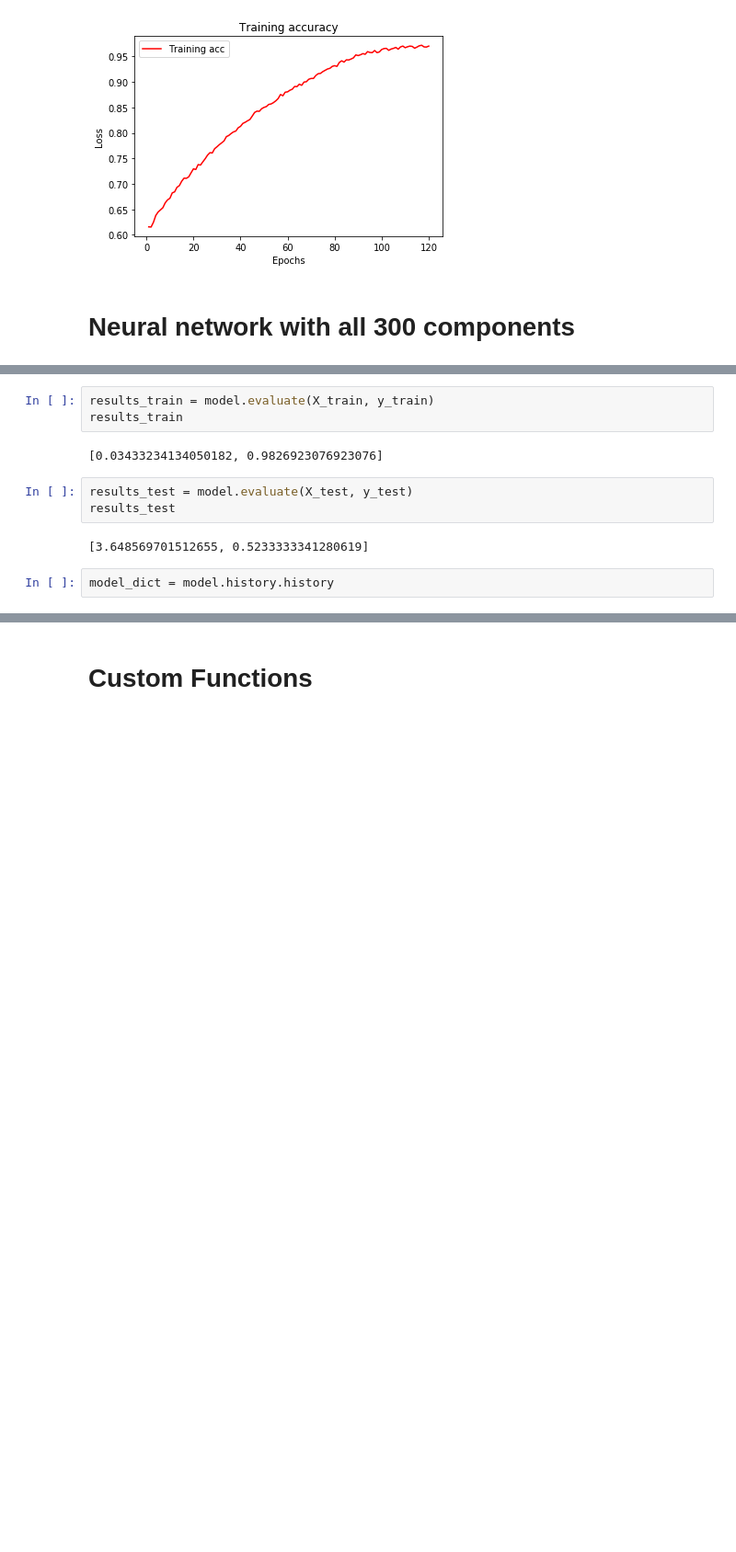
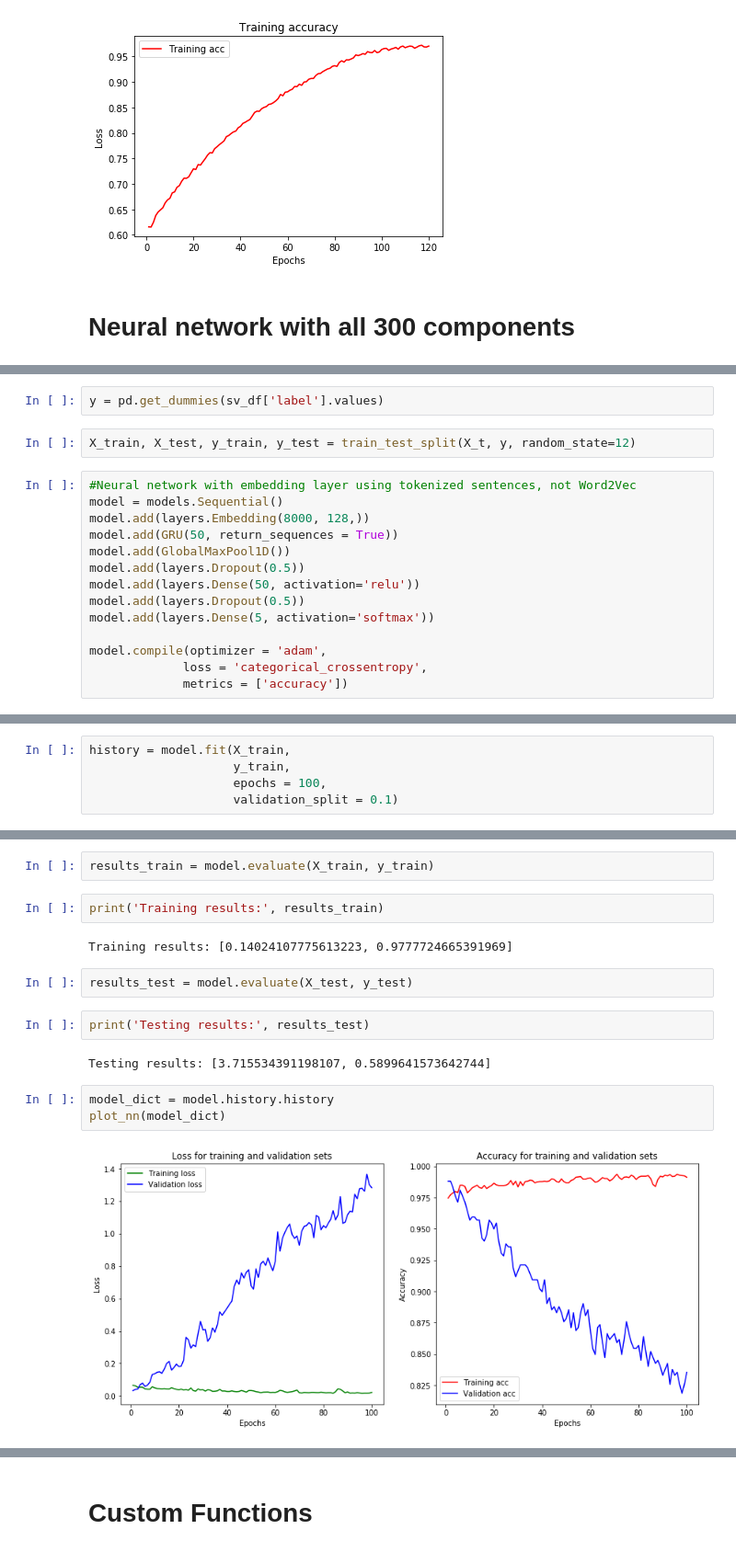
Before and after one commit to ssrosa/dsc-4-final-project-online-ds-pt-100118, a Jupyter notebook: student.ipynb, the cells around one changed output, grey strips where cells are left out. Shown at 92% size. Saved outputs shown, nothing was run; the diff lists cells and outputs as text; blank space fills up the shorter version.

```diff
--- a/student.ipynb
+++ b/student.ipynb
@@ -1498,0 +1393,18 @@ Epoch 1000/1000
+# %%
+y = pd.get_dummies(sv_df['label'].values)
+# %%
+X_train, X_test, y_train, y_test = train_test_split(X_t, y, random_state=12)
+# %%
+#Neural network with embedding layer using tokenized sentences, not Word2Vec
+model = models.Sequential()
+model.add(layers.Embedding(8000, 128,))
+model.add(GRU(50, return_sequences = True))
+model.add(GlobalMaxPool1D())
+model.add(layers.Dropout(0.5))
+model.add(layers.Dense(50, activation='relu'))
+model.add(layers.Dropout(0.5))
+model.add(layers.Dense(5, activation='softmax'))
+
+model.compile(optimizer = 'adam',
+             loss = 'categorical_crossentropy',
+             metrics = ['accuracy'])
@@ -1498,0 +1431,5 @@ Epoch 1000/1000
+# %%
+history = model.fit(X_train,
+                    y_train,
+                    epochs = 100,
+                    validation_split = 0.1)
@@ -1499,12 +1454,17 @@ Epoch 1000/1000
 # %%
 results_train = model.evaluate(X_train, y_train)
-results_train
-# %% [output]
-[0.03433234134050182, 0.9826923076923076]
+# %%
+print('Training results:', results_train)
+# %% [output]
+Training results: [0.14024107775613223, 0.9777724665391969]
 # %%
 results_test = model.evaluate(X_test, y_test)
-results_test
-# %% [output]
-[3.648569701512655, 0.5233333341280619]
+# %%
+print('Testing results:', results_test)
+# %% [output]
+Testing results: [3.715534391198107, 0.5899641573642744]
 # %%
 model_dict = model.history.history
+plot_nn(model_dict)
+# %% [output]
+[figure, added]
```
Also changed, not shown: parts of 147 cells of this notebook.
